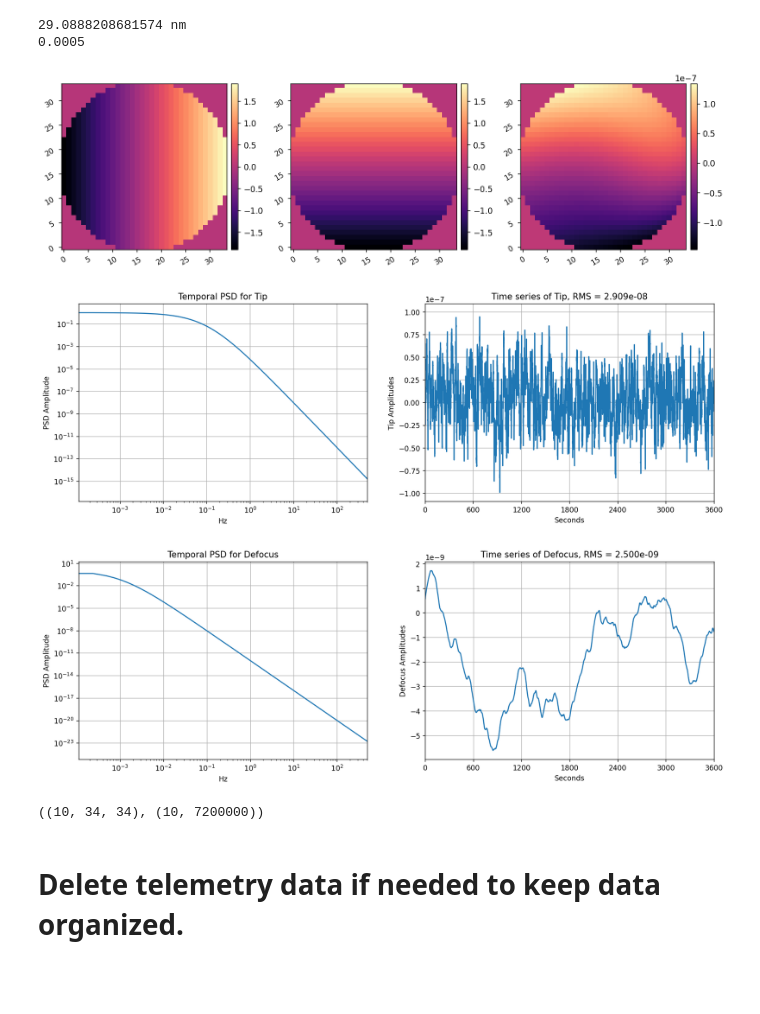
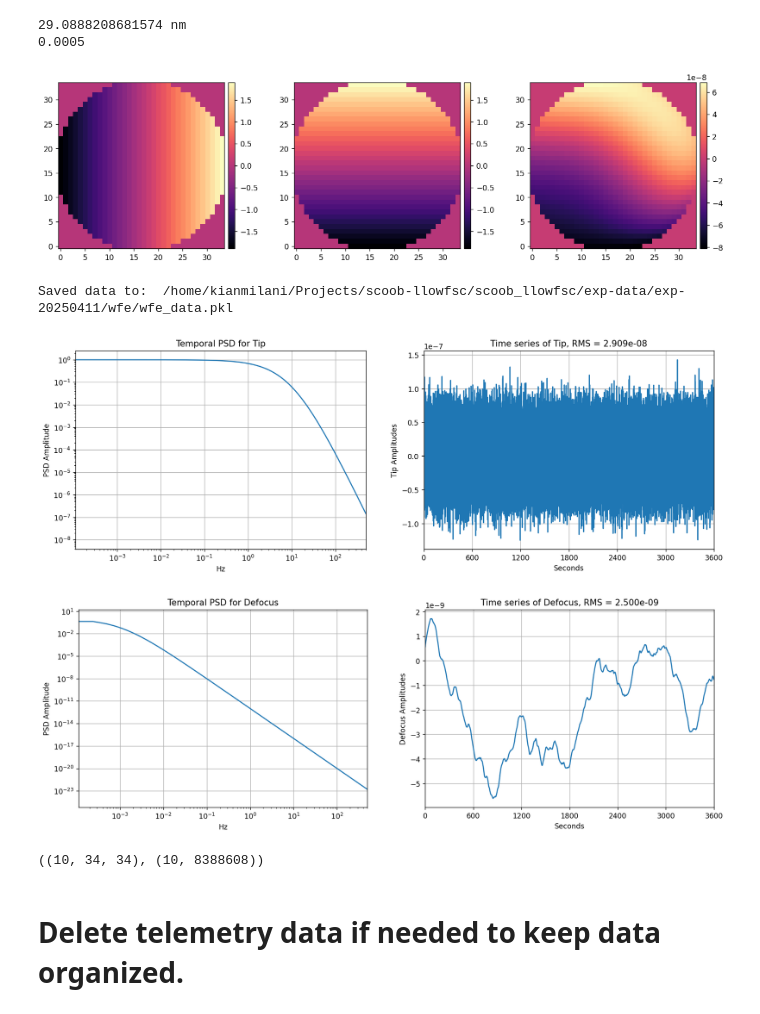
Before and after one commit to kian1377/scoob-llowfsc, a Jupyter notebook: exp-notebooks/inject_wfe_with_telem.ipynb, the cells around one changed output. Drawn from its saved outputs; the diff is of its cells as text; code cells hidden in the pictures; blank space fills up the shorter version.

```diff
--- a/exp-notebooks/inject_wfe_with_telem.ipynb
+++ b/exp-notebooks/inject_wfe_with_telem.ipynb
@@ -80,5 +83,5 @@ telem.make_dir(unpacked_data_path)
 # %%
-reload(psds)
+reload(wfe)
 
 total_pupil_diam = 2.4*u.m
 dm_beam_diam = 9.1*u.mm
@@ -98,22 +101,22 @@ print(tt_at_pupil_rms.to(u.nm))
 wfe_modes_rms = np.array(2*[tt_at_pupil_rms.to_value(u.m)] + 8*[2.5e-9])
 # wfe_modes_rms = np.array(2*[20e-9] + 8*[2.5e-9])
 # wfe_modes_rms = np.array(2*[30e-9] + 3*[5e-9] + 5*[2.5e-9])
-knee_freqs = np.array([0.1]*2 + [0.001]*8) * u.Hz
+knee_freqs = np.array([10]*2 + [0.001]*8) * u.Hz
 slope = 4
 
 N_wfe_modes = len(wfe_modes_rms)
 wfe_modes = utils.create_zernike_modes(dm_mask, nmodes=N_wfe_modes, remove_modes=1)
 
-freqs, times = psds.generate_freqs(Nf=2**22+1, f_max=fmax)
+freqs, times = wfe.generate_freqs(Nf=2**22+1, f_max=fmax)
 
 wfe_psds = xp.zeros((N_wfe_modes, len(freqs)))
 wfe_time_series = xp.zeros((N_wfe_modes, len(times)))
 seeds = 123 + np.linspace(0, N_wfe_modes-1, N_wfe_modes).astype(int)
 for i in range(N_wfe_modes):
     f_knee = knee_freqs[i]
-    psd = psds.kneePSD(freqs, 1, f_knee.to_value(u.Hz), slope)
+    psd = wfe.kneePSD(freqs, 1, f_knee.to_value(u.Hz), slope)
     wfe_psds[i] = copy.copy(psd)
-    coeff = psds.generate_time_series(psd, fmax, rms=1, seed=seeds[i])
+    coeff = wfe.generate_time_series(psd, fmax, rms=1, seed=seeds[i])
     sign = 1 if xp.random.randn(1)>0 else -1
     wfe_time_series[i] = wfe_modes_rms[i] * sign * xp.array(coeff)
 
@@ -133,7 +136,7 @@ utils.imshow([wfe_modes[0], wfe_modes[1], lo_wfe])
 # %% [output]
 29.0888208681574 nm
 0.0005
-[figure, old version]
+[figure, new version]
 # %%
 wfe_data = {
     'times':times,
@@ -145,44 +148,46 @@ wfe_data = {
     'fmax':fmax,
 }
 utils.save_pickle(wfe_data_path/'wfe_data.pkl', wfe_data)
+# %% [output]
+Saved data to:  /home/kianmilani/Projects/scoob-llowfsc/scoob_llowfsc/exp-data/exp-20250411/wfe/wfe_data.pkl
 # %%
-reload(psds)
+reload(wfe)
 i = 0
 psd = wfe_psds[i]
 coeff = wfe_time_series[i]
 
-psds.plot_psd_and_time_series(
+wfe.plot_psd_and_time_series(
     freqs, psd,
     times, coeff,
     psd_name='for Tip',
     coeff_name='Tip',
     psd_xlims=[freqs.min(), 500],
     coeff_xlims=[0, 3600],
     coeff_xticks=np.arange(0,3600+1,600),
     figsize=(16,5),
 )
 
 i = 2
 psd = wfe_psds[i]
 coeff = wfe_time_series[i]
 
-psds.plot_psd_and_time_series(
+wfe.plot_psd_and_time_series(
     freqs, psd,
     times, coeff,
     psd_name='for Defocus',
     coeff_name='Defocus',
     psd_xlims=[freqs.min(), 500],
     coeff_xlims=[0, 3600],
     coeff_xticks=np.arange(0,3600+1,600),
     figsize=(16,5),
 )
 # %% [output]
-[figure, old version]
+[figure, new version]
 [figure]
 # %%
 wfe_modes.shape, wfe_time_series.shape
 # %% [output]
-((10, 34, 34), (10, 7200000))
+((10, 34, 34), (10, 8388608))
 # %% [markdown]
 # Delete telemetry data if needed to keep data organized.
 # %%
```
Also changed, not shown: parts of 13 cells of this notebook, 2 other files.
